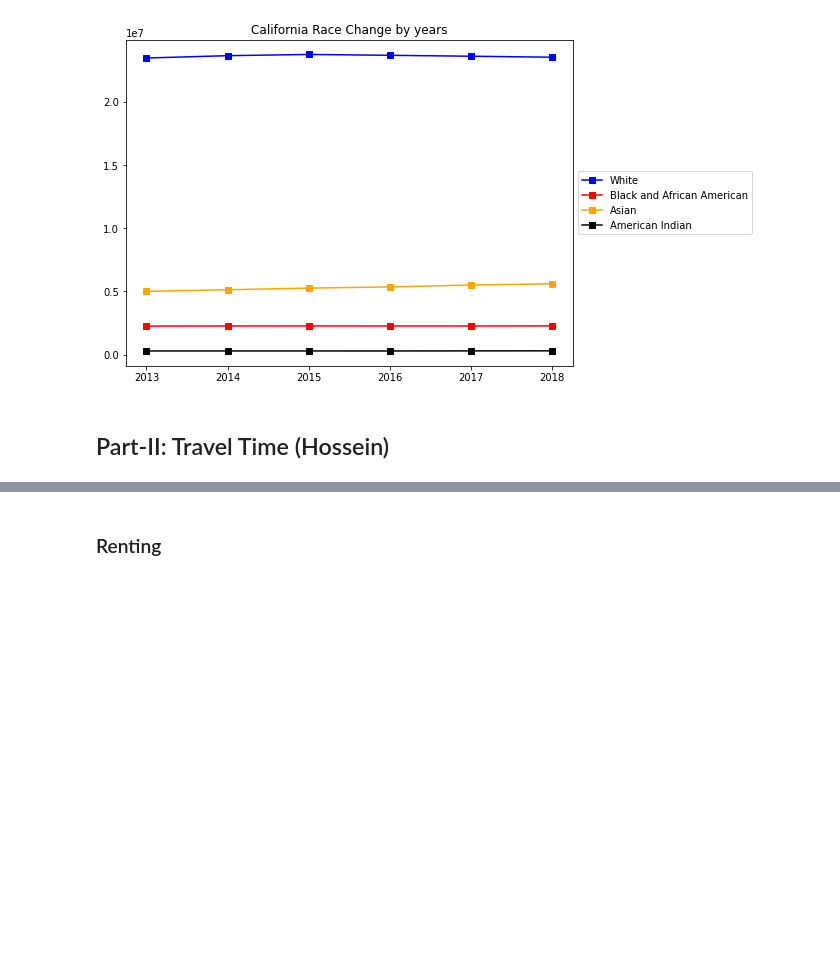
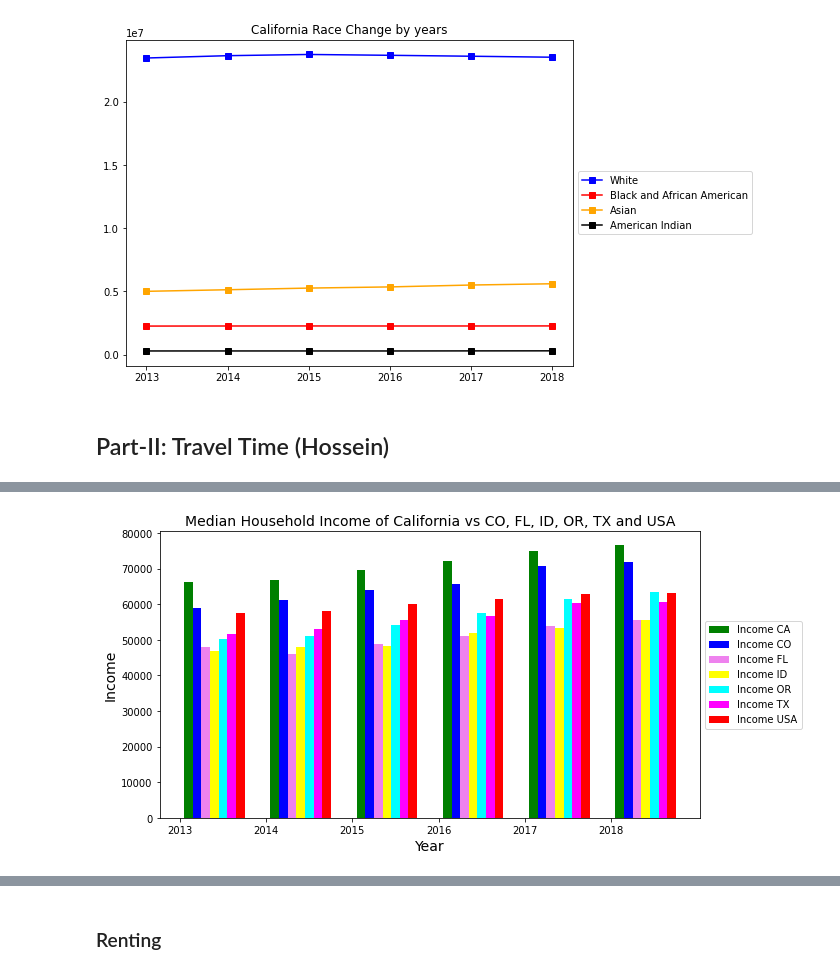
Before and after one commit to J3N1/UCI-Project-1-Team7, a Jupyter notebook: final_script.ipynb, the cells around one changed output, grey strips where cells are left out. Saved outputs shown, nothing was run; the diff lists cells and outputs as text; code cells hidden in the pictures; blank space fills up the shorter version.

```diff
--- a/final_script.ipynb
+++ b/final_script.ipynb
@@ -279,0 +364,40 @@ asian_line_eq = "y = " + str(round(asian_slope,2)) + "x + " + str(round(asian_in
+# %%
+# Use the information from the DataFrame to create an array
+labels = ["2013", "2014", "2015", "2016", "2017", "2018"]
+Income_CA = [66159, 66947, 69603, 72167, 74888, 76641]
+Income_CO = [58823, 61303, 63909, 65685, 70676, 71953]
+Income_FL = [47886, 46140, 48825, 51176, 53945, 55462]
+Income_ID = [46873, 47861, 48275, 51807, 53392, 55583]
+Income_OR = [50251,51075, 54148, 57532, 61369, 63426]
+Income_TX = [51704, 53035, 55653, 56565, 60416, 60629]
+Income_USA = [57437, 58001, 60187, 61383, 62927, 63059]
+
+# Set the label and width for the bar chart
+x_axis = np.arange(len(labels))
+width = 0.10
+
+# Create bar graph
+fig, ax = plt.subplots(figsize=(10,5))
+fig1 = ax.bar(x_axis + (width), Income_CA, width, color = "green", label = "Income CA")
+fig2 = ax.bar(x_axis + (2 * width), Income_CO, width, color = "blue", label = "Income CO")
+fig3 = ax.bar(x_axis + (3 * width), Income_FL, width, color = "violet", label = "Income FL")
+fig4 = ax.bar(x_axis + (4 * width), Income_ID, width, color = "yellow", label = "Income ID")
+fig5 = ax.bar(x_axis + (5 * width), Income_OR, width, color = "cyan", label = "Income OR")
+fig6 = ax.bar(x_axis + (6 * width), Income_TX, width, color = "magenta", label = "Income TX")
+fig7 = ax.bar(x_axis + (7 * width), Income_USA, width, color = "red", label = "Income USA")
+
+# Set x-axis label, y-axis label, title, and legend for the bar graph
+ax.set_ylabel("Income",fontsize=14)
+ax.set_xlabel("Year",fontsize=14)
+ax.set_title("Median Household Income of California vs CO, FL, ID, OR, TX and USA",fontsize=14)
+ax.set_xticks(x_axis)
+ax.set_xticklabels(income_df["Year"])
+
+# Set our legend to where the chart thinks is best
+plt.legend(loc="center left", bbox_to_anchor=(1, 0.5))
+
+fig.tight_layout()
+plt.savefig("Images/HHIncomeCA_5States.png")
+plt.show()
+# %% [output]
+[figure, added]
```
Also changed, not shown: parts of 34 cells of this notebook, 19 other files.
